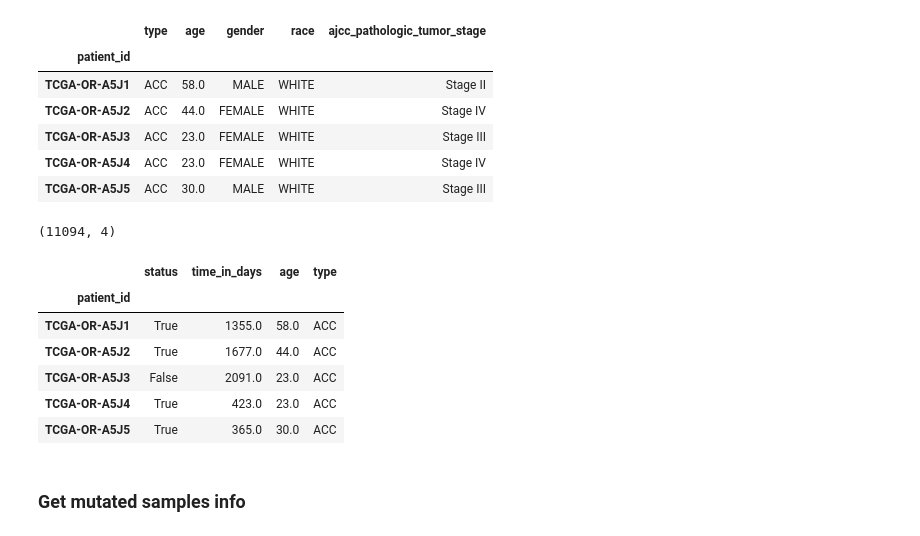
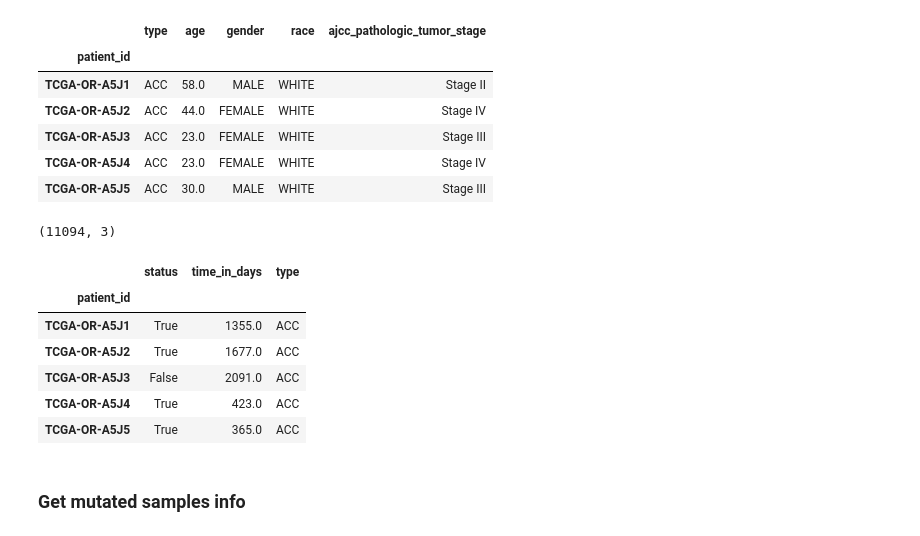
Before and after one commit to greenelab/mutation-fn, a Jupyter notebook: 6_survival_analysis/survival_hit_groups.ipynb, the cells around one changed output. Cells and saved outputs as stored; diff of their text form; code cells hidden in the pictures.

```diff
--- a/6_survival_analysis/survival_hit_groups.ipynb
+++ b/6_survival_analysis/survival_hit_groups.ipynb
@@ -112,39 +112,36 @@ clinical_df.iloc[:5, :5]
 # %%
 # we want to use overall survival as the target variable except for
 # certain cancer types where progression-free intervals are typically
 # used (since very few deaths are observed)
 # this is recommended in https://doi.org/10.1016/j.cell.2018.02.052
 pfi_cancer_types = [
     'BRCA', 'DLBC', 'LGG', 'PCPG', 'PRAD',
     'READ', 'TGCT', 'THCA', 'THYM'
 ]
 
 clinical_df['time_in_days'] = clinical_df['OS.time']
 clinical_df['status'] = clinical_df['OS'].astype('bool')
 
 pfi_samples = clinical_df.type.isin(pfi_cancer_types)
 clinical_df.loc[pfi_samples, 'time_in_days'] = clinical_df[pfi_samples]['PFI.time']
 clinical_df.loc[pfi_samples, 'status'] = clinical_df[pfi_samples]['PFI'].astype('bool')
 
 # clean up columns and drop samples with NA survival times
 na_survival_times = (clinical_df['time_in_days'].isna())
-cols_to_keep = ['status', 'time_in_days', 'age', 'type']
+cols_to_keep = ['status', 'time_in_days', 'type']
 clinical_df = clinical_df.loc[~na_survival_times, cols_to_keep].copy()
-
-# mean impute missing age values
-clinical_df.age.fillna(clinical_df.age.mean(), inplace=True)
 
 print(clinical_df.shape)
 clinical_df.head()
 # %% [output]
-(11094, 4)
+(11094, 3)
-|  | status | time_in_days | age | type |
-| patient_id |  |  |  |  |
-| TCGA-OR-A5J1 | True | 1355.0 | 58.0 | ACC |
-| TCGA-OR-A5J2 | True | 1677.0 | 44.0 | ACC |
-| TCGA-OR-A5J3 | False | 2091.0 | 23.0 | ACC |
-| TCGA-OR-A5J4 | True | 423.0 | 23.0 | ACC |
-| TCGA-OR-A5J5 | True | 365.0 | 30.0 | ACC |
+|  | status | time_in_days | type |
+| patient_id |  |  |  |
+| TCGA-OR-A5J1 | True | 1355.0 | ACC |
+| TCGA-OR-A5J2 | True | 1677.0 | ACC |
+| TCGA-OR-A5J3 | False | 2091.0 | ACC |
+| TCGA-OR-A5J4 | True | 423.0 | ACC |
+| TCGA-OR-A5J5 | True | 365.0 | ACC |
 # %% [markdown]
 ### Get mutated samples info
 # %%
```
Also changed, not shown: parts of 6 cells of this notebook, 1 other file.
